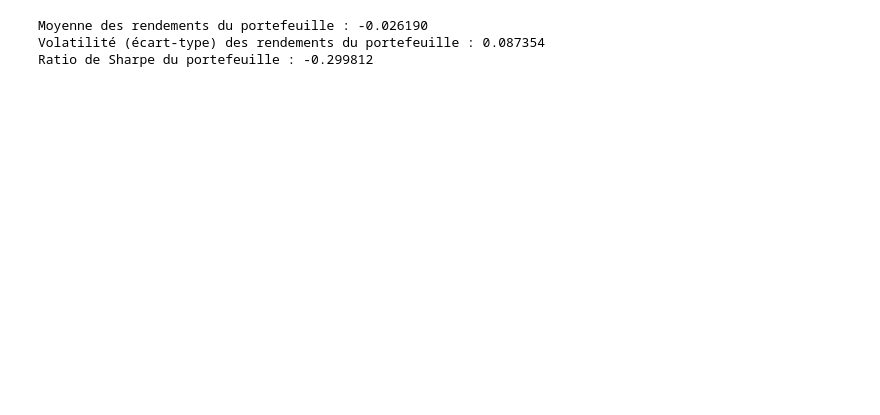
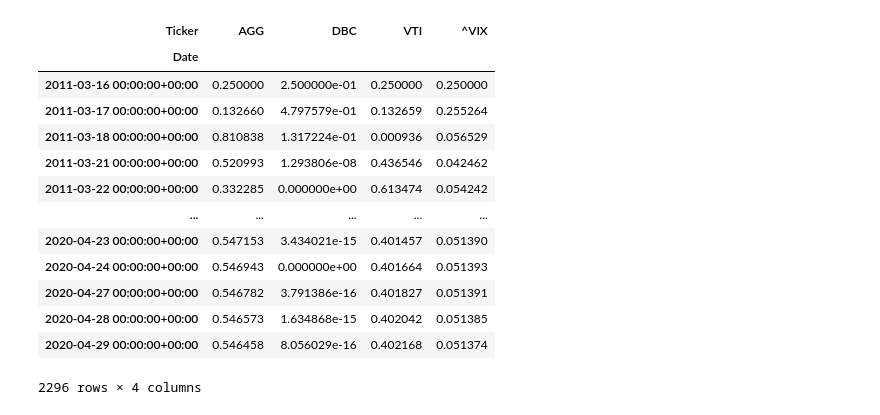
Before and after one commit to alexandreviard/DL-Portfolio-CMAP, a Jupyter notebook: massyle/MV-article_zhang_DL.ipynb, the cells around one changed output. Saved outputs shown, nothing was run; the diff lists cells and outputs as text; code cells hidden in the pictures; blank space fills up the shorter version.

```diff
--- a/massyle/MV-article_zhang_DL.ipynb
+++ b/massyle/MV-article_zhang_DL.ipynb
@@ -306,19 +67,57 @@ Length: 2161, dtype: float64
-# %%
-# 1. Calcul de la moyenne des rendements du portefeuille
-portfolio_mean_return = portfolio_returns_after_costs_series.mean()
-print(f"Moyenne des rendements du portefeuille : {portfolio_mean_return:.6f}")
-
-# 2. Calcul de la volatilité (écart-type) des rendements du portefeuille
-portfolio_volatility = portfolio_returns_after_costs_series.std()
-print(f"Volatilité (écart-type) des rendements du portefeuille : {portfolio_volatility:.6f}")
-
-# 3. Taux sans risque (on peut le définir, par défaut supposons-le à 0)
-risk_free_rate = 0.0
-
-# 4. Calcul du ratio de Sharpe
-sharpe_ratio = (portfolio_mean_return - risk_free_rate) / portfolio_volatility
-print(f"Ratio de Sharpe du portefeuille : {sharpe_ratio:.6f}")
-# %% [output]
-Moyenne des rendements du portefeuille : -0.026190
-Volatilité (écart-type) des rendements du portefeuille : 0.087354
-Ratio de Sharpe du portefeuille : -0.299812
+# %%
+def sharpe_ratio(weights, mean_returns, cov_matrix, risk_free_rate=0):
+    # Calcul du ratio de Sharpe
+    portfolio_return = np.dot(weights, mean_returns)
+    portfolio_volatility = np.sqrt(np.dot(weights.T, np.dot(cov_matrix, weights)))
+    sharpe = (portfolio_return - risk_free_rate) / portfolio_volatility
+    return -sharpe  # On minimise donc on renvoie l'inverse du Sharpe ratio
+
+def optimize_portfolio(returns, risk_free_rate=0):
+    num_assets = returns.shape[1]
+    num_days = returns.shape[0]
+
+    # Initialisation des poids égaux
+    weights_init = np.ones(num_assets) / num_assets
+
+    # Contraintes : somme des poids égale à 1
+    constraints = ({'type': 'eq', 'fun': lambda x: np.sum(x) - 1})
+
+    # Bornes : chaque poids entre 0 et 1 (pas de vente à découvert)
+    bounds = tuple((0, 1) for asset in range(num_assets))
+
+    # Stocker les poids journaliers
+    weights_matrix = np.zeros((num_days, num_assets))
+
+    # Boucle journalière pour ajuster les poids
+    for day in range(num_days):
+        # Moyennes et covariance jusqu'au jour actuel
+        mean_returns = returns[:day+1].mean()
+        cov_matrix = returns[:day+1].cov()
+
+        # Minimisation du ratio de Sharpe (maximisation de -Sharpe)
+        result = minimize(sharpe_ratio, weights_init, args=(mean_returns, cov_matrix, risk_free_rate),
+                          method='SLSQP', bounds=bounds, constraints=constraints)
+
+        # Récupérer les poids optimisés
+        weights_matrix[day] = result.x
+
+    return pd.DataFrame(weights_matrix, index=returns.index, columns=returns.columns)
+# %%
+test=optimize_portfolio(rolling_returns)
+# %%
+test
+# %% [output]
+| Ticker | AGG | DBC | VTI | ^VIX |
+| Date |  |  |  |  |
+| 2011-03-16 00:00:00+00:00 | 0.250000 | 2.500000e-01 | 0.250000 | 0.250000 |
+| 2011-03-17 00:00:00+00:00 | 0.132660 | 4.797579e-01 | 0.132659 | 0.255264 |
+| 2011-03-18 00:00:00+00:00 | 0.810838 | 1.317224e-01 | 0.000936 | 0.056529 |
+| 2011-03-21 00:00:00+00:00 | 0.520993 | 1.293806e-08 | 0.436546 | 0.042462 |
+| 2011-03-22 00:00:00+00:00 | 0.332285 | 0.000000e+00 | 0.613474 | 0.054242 |
+| ... | ... | ... | ... | ... |
+| 2020-04-23 00:00:00+00:00 | 0.547153 | 3.434021e-15 | 0.401457 | 0.051390 |
+| 2020-04-24 00:00:00+00:00 | 0.546943 | 0.000000e+00 | 0.401664 | 0.051393 |
+| 2020-04-27 00:00:00+00:00 | 0.546782 | 3.791386e-16 | 0.401827 | 0.051391 |
+| 2020-04-28 00:00:00+00:00 | 0.546573 | 1.634868e-15 | 0.402042 | 0.051385 |
+| 2020-04-29 00:00:00+00:00 | 0.546458 | 8.056029e-16 | 0.402168 | 0.051374 |
+2296 rows × 4 columns
```
Also changed, not shown: parts of 24 cells of this notebook, 1 other file.
